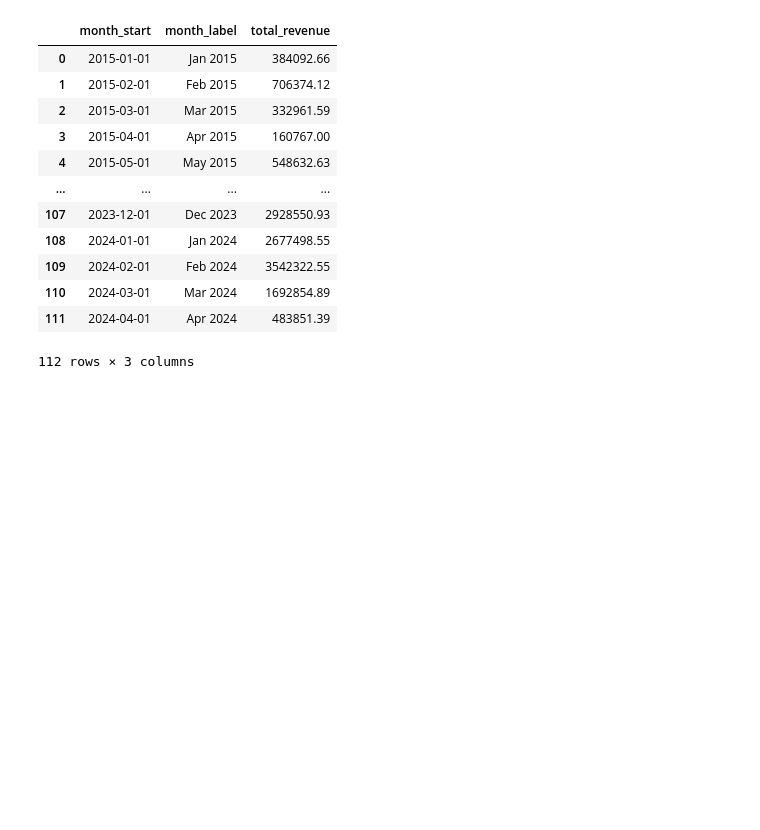
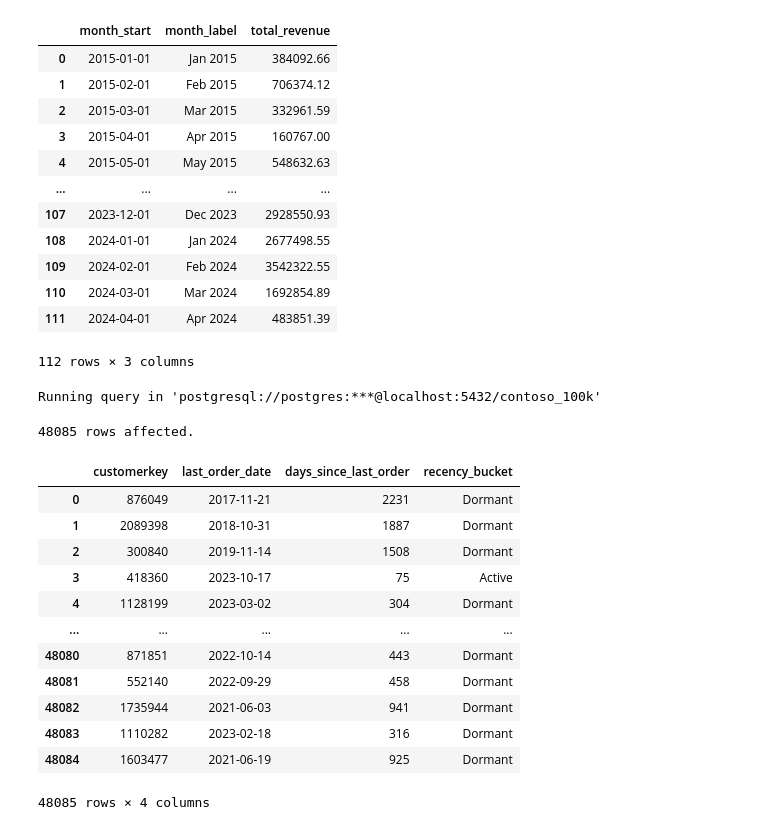
Before and after one commit to C0deB3ast/Data_analysis_work, a Jupyter notebook: Resources/Blank_SQL_Notebook.ipynb, the cells around one changed output. Saved outputs shown, nothing was run; the diff lists cells and outputs as text; code cells hidden in the pictures; blank space fills up the shorter version.

```diff
--- a/Resources/Blank_SQL_Notebook.ipynb
+++ b/Resources/Blank_SQL_Notebook.ipynb
@@ -962,3 +962,43 @@ Running query in 'postgresql://postgres:***@localhost:5432/contoso_100k'
 | 110 | 2024-03-01 | Mar 2024 | 1692854.89 |
 | 111 | 2024-04-01 | Apr 2024 | 483851.39 |
 112 rows × 3 columns
+# %%
+%%sql
+WITH customer_recency AS(
+select
+customerkey,
+MAX(orderdate) AS last_order_date,
+'2023-12-31'::DATE - MAX(orderdate) AS days_since_last_order
+From sales
+where orderdate <= '2023-12-31'
+Group by
+customerkey
+)
+
+select
+customerkey,
+last_order_date,
+days_since_last_order,
+CASE
+when days_since_last_order <= 90 Then 'Active'
+when days_since_last_order <= 180 Then 'Cooling'
+Else 'Dormant'
+End As recency_bucket
+From customer_recency
+/*Customer recency bucket*/
+# %% [output]
+Running query in 'postgresql://postgres:***@localhost:5432/contoso_100k'
+48085 rows affected.
+|  | customerkey | last_order_date | days_since_last_order | recency_bucket |
+| 0 | 876049 | 2017-11-21 | 2231 | Dormant |
+| 1 | 2089398 | 2018-10-31 | 1887 | Dormant |
+| 2 | 300840 | 2019-11-14 | 1508 | Dormant |
+| 3 | 418360 | 2023-10-17 | 75 | Active |
+| 4 | 1128199 | 2023-03-02 | 304 | Dormant |
+| ... | ... | ... | ... | ... |
+| 48080 | 871851 | 2022-10-14 | 443 | Dormant |
+| 48081 | 552140 | 2022-09-29 | 458 | Dormant |
+| 48082 | 1735944 | 2021-06-03 | 941 | Dormant |
+| 48083 | 1110282 | 2023-02-18 | 316 | Dormant |
+| 48084 | 1603477 | 2021-06-19 | 925 | Dormant |
+48085 rows × 4 columns
```
Also changed, not shown: parts of 1 cell of this notebook.
